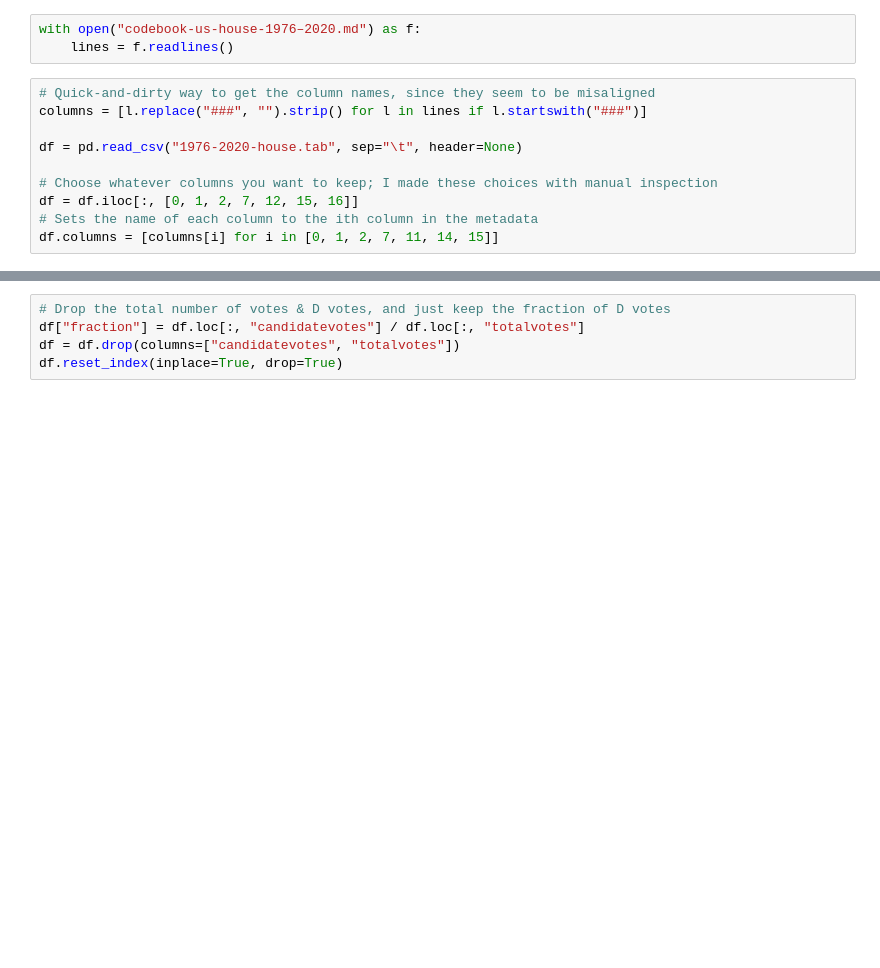
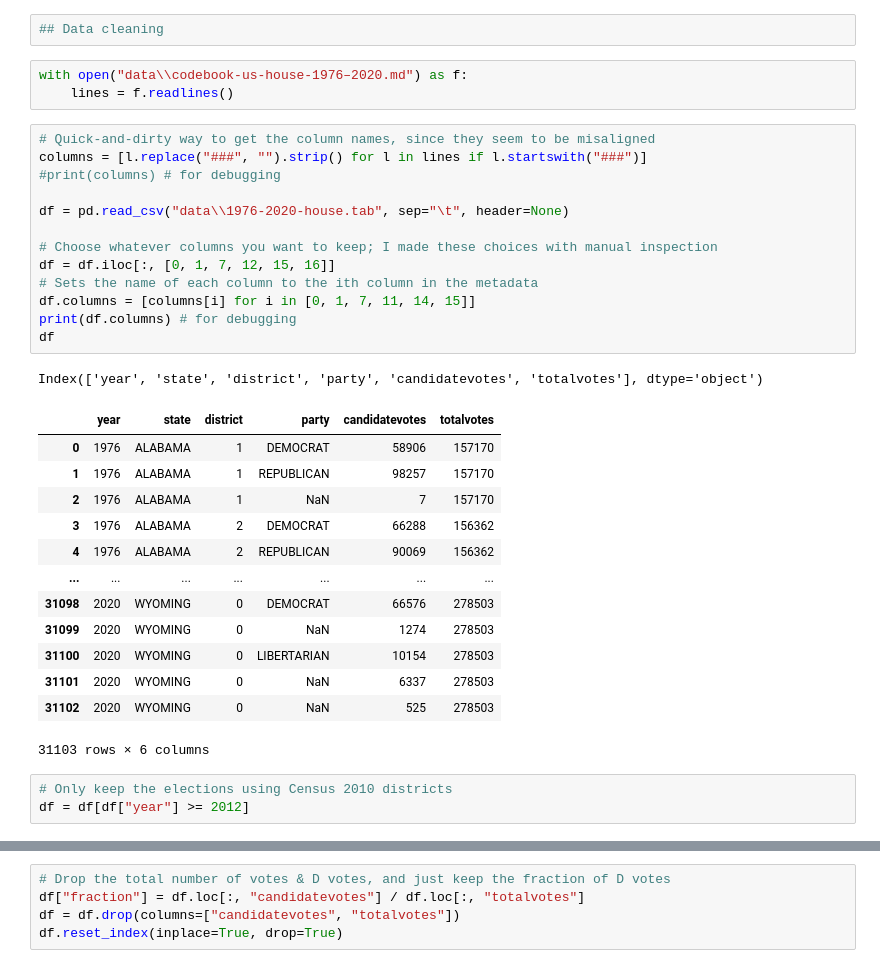
Before and after one commit to wh33les/GerrymanderingProject, a Jupyter notebook: GerrymanderingProject.ipynb, the cells around one changed output, grey strips where cells are left out. Saved outputs shown, nothing was run; the diff lists cells and outputs as text; blank space fills up the shorter version.

```diff
--- a/GerrymanderingProject.ipynb
+++ b/GerrymanderingProject.ipynb
@@ -3,13 +23,36 @@ import pandas as pd
+# %%
+## Data cleaning
 # %%
-with open("codebook-us-house-1976–2020.md") as f:
+with open("data\\codebook-us-house-1976–2020.md") as f:
     lines = f.readlines()
 # %%
 # Quick-and-dirty way to get the column names, since they seem to be misaligned
 columns = [l.replace("###", "").strip() for l in lines if l.startswith("###")]
+#print(columns) # for debugging
 
-df = pd.read_csv("1976-2020-house.tab", sep="\t", header=None)
+df = pd.read_csv("data\\1976-2020-house.tab", sep="\t", header=None)
 
 # Choose whatever columns you want to keep; I made these choices with manual inspection
-df = df.iloc[:, [0, 1, 2, 7, 12, 15, 16]]
+df = df.iloc[:, [0, 1, 7, 12, 15, 16]]
 # Sets the name of each column to the ith column in the metadata
-df.columns = [columns[i] for i in [0, 1, 2, 7, 11, 14, 15]]
+df.columns = [columns[i] for i in [0, 1, 7, 11, 14, 15]]
+print(df.columns) # for debugging
+df
+# %% [output]
+Index(['year', 'state', 'district', 'party', 'candidatevotes', 'totalvotes'], dtype='object')
+|  | year | state | district | party | candidatevotes | totalvotes |
+| 0 | 1976 | ALABAMA | 1 | DEMOCRAT | 58906 | 157170 |
+| 1 | 1976 | ALABAMA | 1 | REPUBLICAN | 98257 | 157170 |
+| 2 | 1976 | ALABAMA | 1 | NaN | 7 | 157170 |
+| 3 | 1976 | ALABAMA | 2 | DEMOCRAT | 66288 | 156362 |
+| 4 | 1976 | ALABAMA | 2 | REPUBLICAN | 90069 | 156362 |
+| ... | ... | ... | ... | ... | ... | ... |
+| 31098 | 2020 | WYOMING | 0 | DEMOCRAT | 66576 | 278503 |
+| 31099 | 2020 | WYOMING | 0 | NaN | 1274 | 278503 |
+| 31100 | 2020 | WYOMING | 0 | LIBERTARIAN | 10154 | 278503 |
+| 31101 | 2020 | WYOMING | 0 | NaN | 6337 | 278503 |
+| 31102 | 2020 | WYOMING | 0 | NaN | 525 | 278503 |
+31103 rows × 6 columns
+# %%
+# Only keep the elections using Census 2010 districts
+df = df[df["year"] >= 2012]
```
Also changed, not shown: parts of 10 cells of this notebook.
